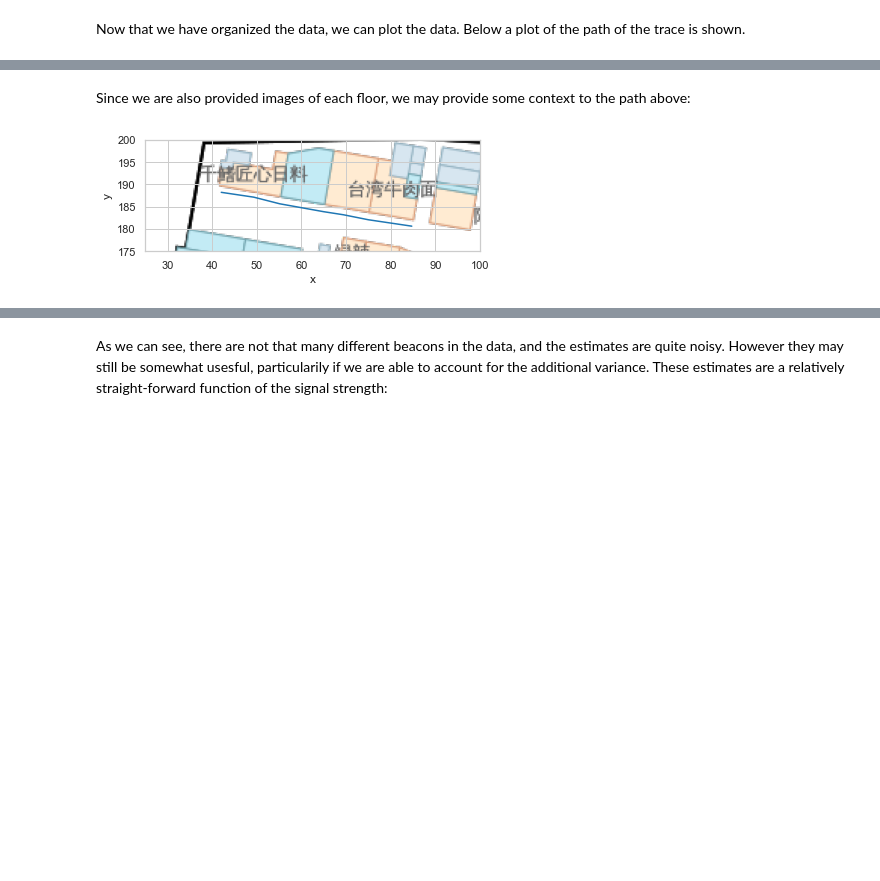
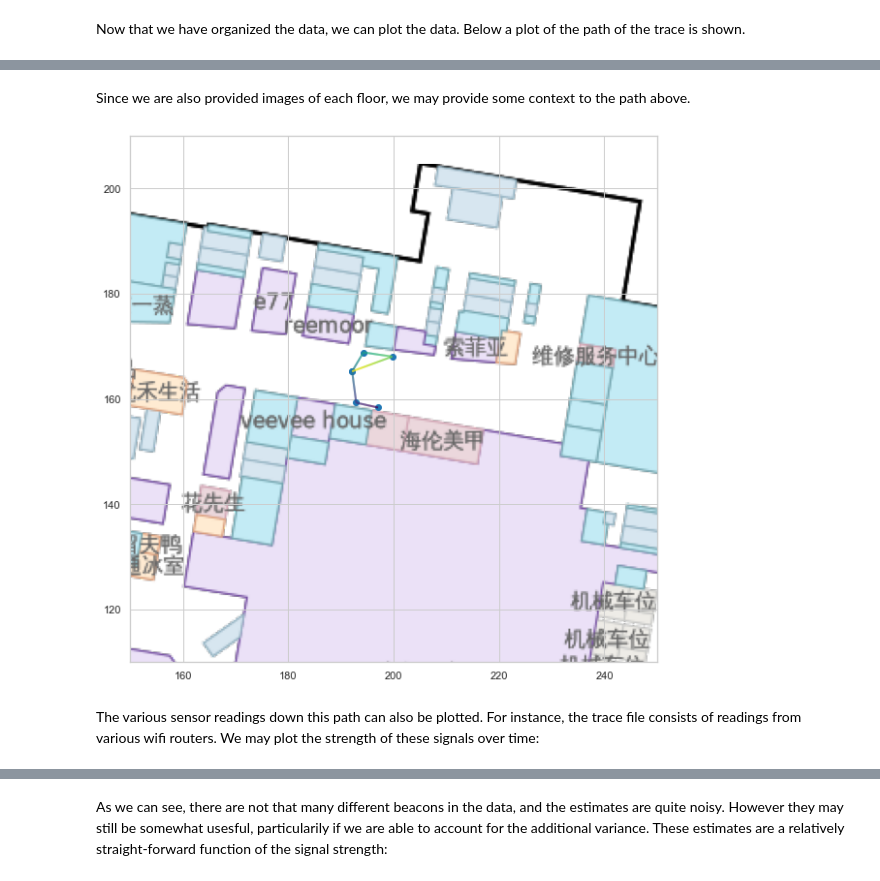
Before and after one commit to sorenhartmann/indoor-location-navigation, a Jupyter notebook: notebooks/0-exploratory.ipynb, the cells around one changed output, grey strips where cells are left out. Saved outputs shown, nothing was run; the diff lists cells and outputs as text; code cells hidden in the pictures; blank space fills up the shorter version.

Commit message:
notebooks 0 and 3

```diff
--- a/notebooks/0-exploratory.ipynb
+++ b/notebooks/0-exploratory.ipynb
@@ -22,0 +7,22 @@ In this project, we look at the data from the ["Indoor Location & Navigation" Ka
+# %%
+%load_ext autoreload
+%autoreload 2
+
+import seaborn as sns
+import pandas as pd
+from tqdm import tqdm
+import matplotlib.pyplot as plt
+from numpy.random import default_rng
+
+import zipfile
+from src.data.datasets import (
+    SiteDataset, FloorDataset, TraceData, raw_path, RAW_FILE_NAME
+)
+
+sns.set_style("whitegrid")
+sns.set_context("notebook");
+
+
+site_id = "5a0546857ecc773753327266"
+floor_id = "B1"
+trace_id = "5e1580aa1506f2000638fc52"
@@ -26,7 +42,3 @@ The trace files are organized with respect to a `site_id`, a `floor_id` and a `t
-# %%
-site_id = "5a0546857ecc773753327266"
-floor_id = "B1"
-trace_id = "5e15bf91f4c3420006d52341"
 # %% [markdown]
 Since the unzipped data is quite large, using about 58 GB of storage, the raw data is left zipped, only requiring about 13 GB storage. Single trace files can then be pulled out using the `zipfile` module. Below, the first twenty lines of the tracefile defined above can be seen
 # %%
@@ -85,14 +103,19 @@ sns.lineplot(data=trace_data.data["TYPE_WAYPOINT"], x="x", y="y", sort=False);
 # %% [markdown]
-Since we are also provided images of each floor, we may provide some context to the path above:
+Since we are also provided images of each floor, we may provide some context to the path above.
 # %%
 floor_data = FloorDataset(site_id, floor_id)
 floor_image = floor_data.image
 floor_height = floor_data.info["map_info"]["height"]
 floor_width = floor_data.info["map_info"]["width"]
 
+plt.figure(figsize=(10, 10))
 plt.imshow(floor_image, extent=(0, floor_width, 0, floor_height))
-sns.lineplot(data=trace_data.data["TYPE_WAYPOINT"], x="x", y="y", sort=False)
-plt.xlim((25, 100))
-plt.ylim((175, 200));
+line = plot_observed_trace(trace_data);
+# plt.axis("equal")
+plt.xlim(150, 250)
+plt.ylim(110, 210)
+plt.show()
 # %% [output]
-[figure, old version]
+[figure, new version]
+# %% [markdown]
+The various sensor readings down this path can also be plotted. For instance, the trace file consists of readings from various wifi routers. We may plot the strength of these signals over time:
```
Also changed, not shown: parts of 36 cells of this notebook, 2 other files.
